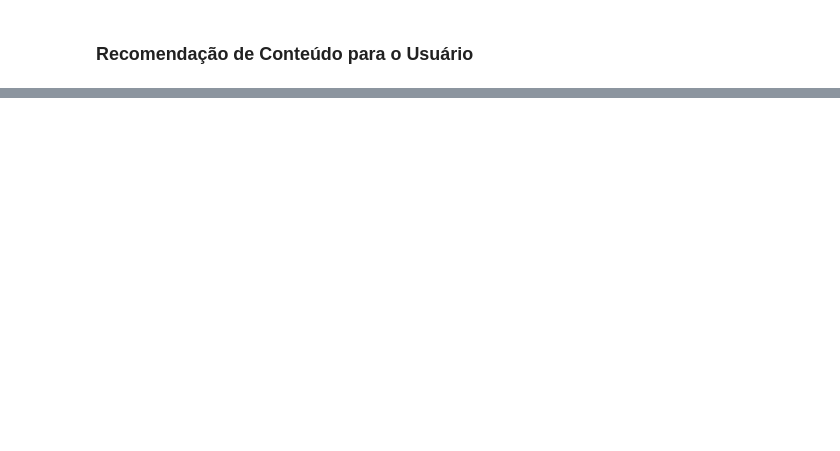
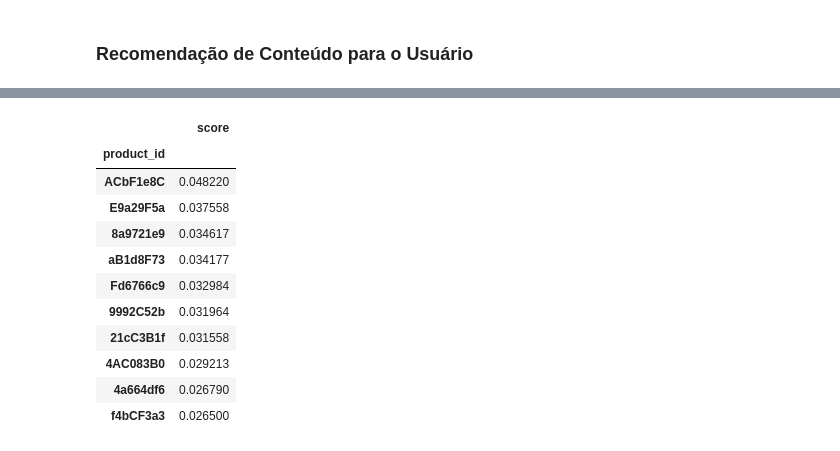
Before and after one commit to cesarbruschetta/bart-recs, a Jupyter notebook: algorithm/trainning_calculate_wxax.ipynb, the cells around one changed output, grey strips where cells are left out. Cells and saved outputs as stored; diff of their text form; code cells hidden in the pictures; blank space fills up the shorter version.

```diff
--- a/algorithm/trainning_calculate_wxax.ipynb
+++ b/algorithm/trainning_calculate_wxax.ipynb
@@ -103,13 +169,26 @@ def recommender_for_user(user_id, interact_matrix, df_content, topn = 10):
                                'score': pred_scores})
 
     df_rec      = df_scores.set_index('product_id')\
-                    .join(df_content.set_index('product_id'))\
+                    .join(df_content.set_index('sku'))\
                     .sort_values('score', ascending=False)\
                     .head(topn)[['score']]
 
     return df_rec[df_rec.score > 0]
 # %%
 # Recommended User Games
-recommender_for_user(user_id         = 'ID-30',
+recommender_for_user(user_id         = '0000aae2-a99a-4595-8e6c-11e676cd703a',
                      interact_matrix = new_users_items_matrix_df,
                      df_content      = df_products)
+# %% [output]
+|  | score |
+| product_id |  |
+| ACbF1e8C | 0.048220 |
+| E9a29F5a | 0.037558 |
+| 8a9721e9 | 0.034617 |
+| aB1d8F73 | 0.034177 |
+| Fd6766c9 | 0.032984 |
+| 9992C52b | 0.031964 |
+| 21cC3B1f | 0.031558 |
+| 4AC083B0 | 0.029213 |
+| 4a664df6 | 0.026790 |
+| f4bCF3a3 | 0.026500 |
```
Also changed, not shown: parts of 6 cells of this notebook, 3 other files.
